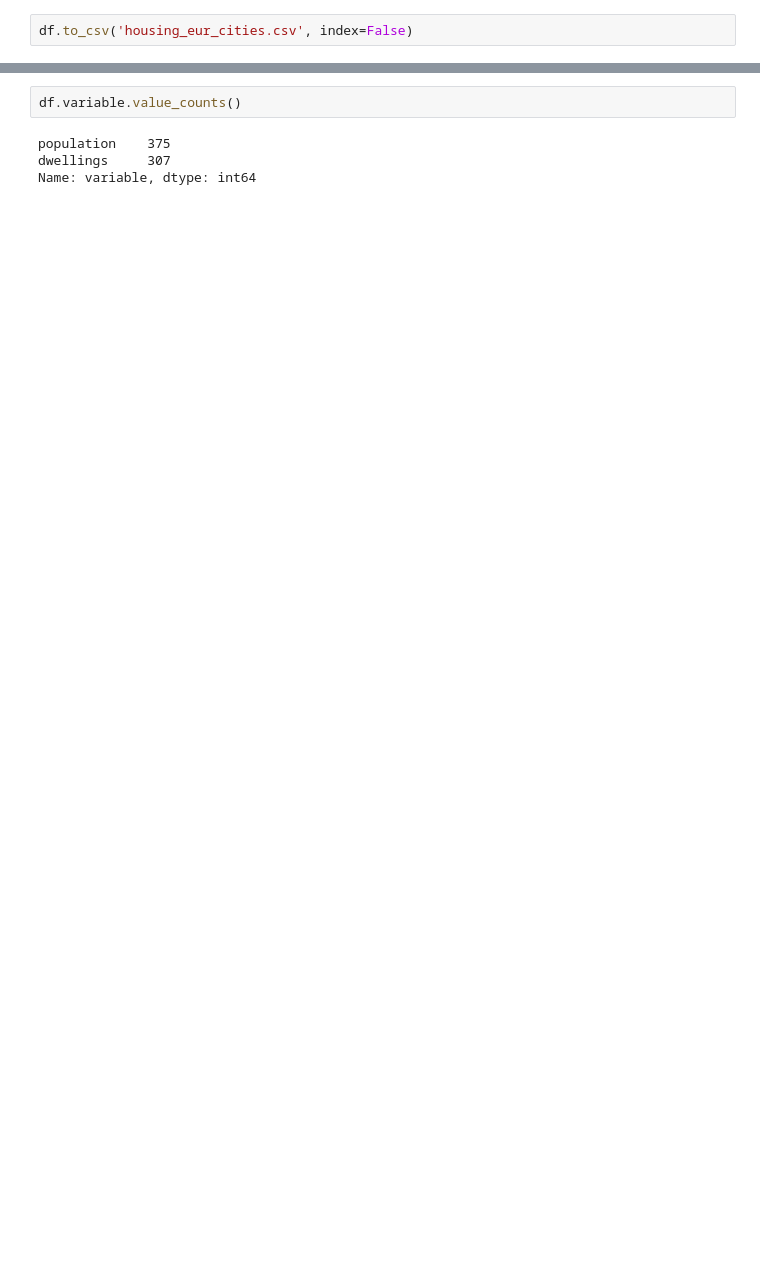
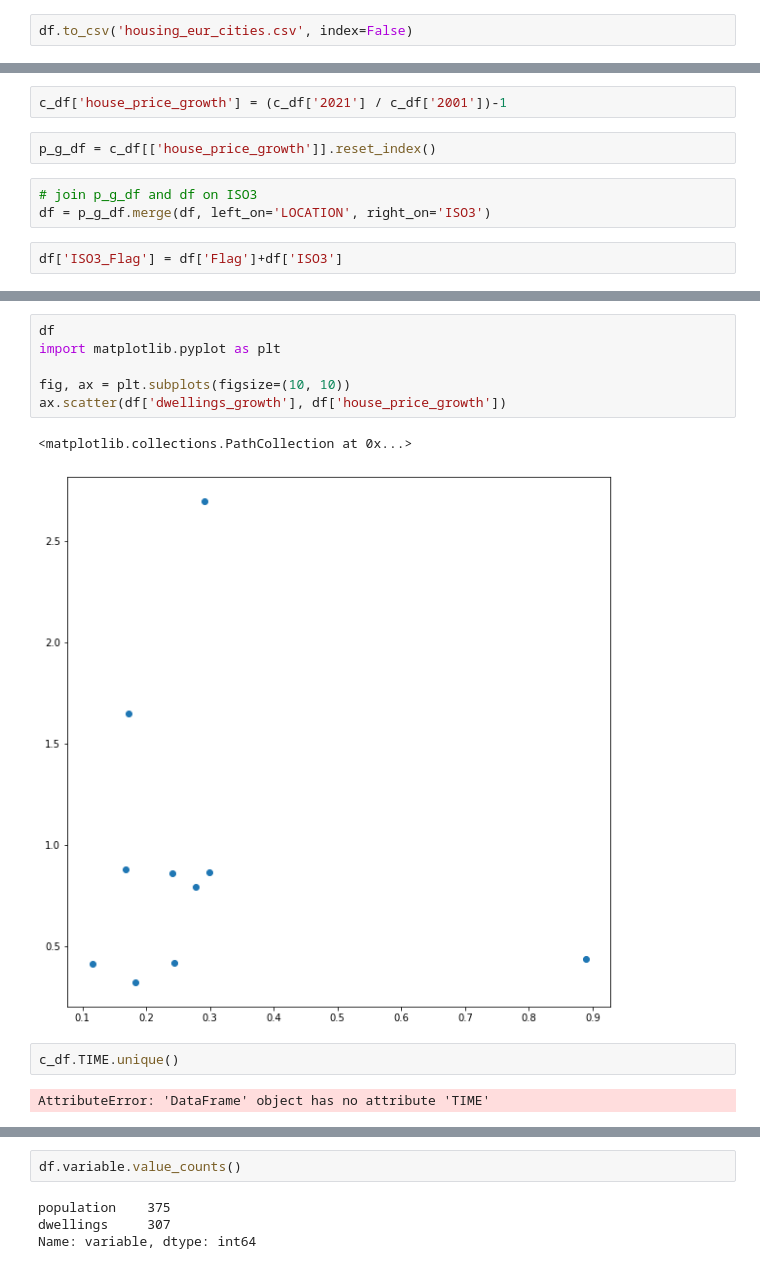
Before and after one commit to FM-ds/FM-ds.github.io, a Jupyter notebook: EconOb/Housing/housing.ipynb, the cells around one changed output, grey strips where cells are left out. Drawn from its saved outputs; the diff is of its cells as text; blank space fills up the shorter version.

```diff
--- a/EconOb/Housing/housing.ipynb
+++ b/EconOb/Housing/housing.ipynb
@@ -37,0 +287,9 @@ df.to_csv('housing_eur_cities.csv', index=False)
+# %%
+c_df['house_price_growth'] = (c_df['2021'] / c_df['2001'])-1
+# %%
+p_g_df = c_df[['house_price_growth']].reset_index()
+# %%
+# join p_g_df and df on ISO3
+df = p_g_df.merge(df, left_on='LOCATION', right_on='ISO3')
+# %%
+df['ISO3_Flag'] = df['Flag']+df['ISO3']
@@ -37,0 +313,13 @@ df.to_csv('housing_eur_cities.csv', index=False)
+# %%
+df
+import matplotlib.pyplot as plt
+
+fig, ax = plt.subplots(figsize=(10, 10))
+ax.scatter(df['dwellings_growth'], df['house_price_growth'])
+# %% [output]
+<matplotlib.collections.PathCollection at 0x...>
+[figure, added]
+# %%
+c_df.TIME.unique()
+# %% [output]
+AttributeError: 'DataFrame' object has no attribute 'TIME'
```
Also changed, not shown: parts of 51 cells of this notebook, 53 other files.
